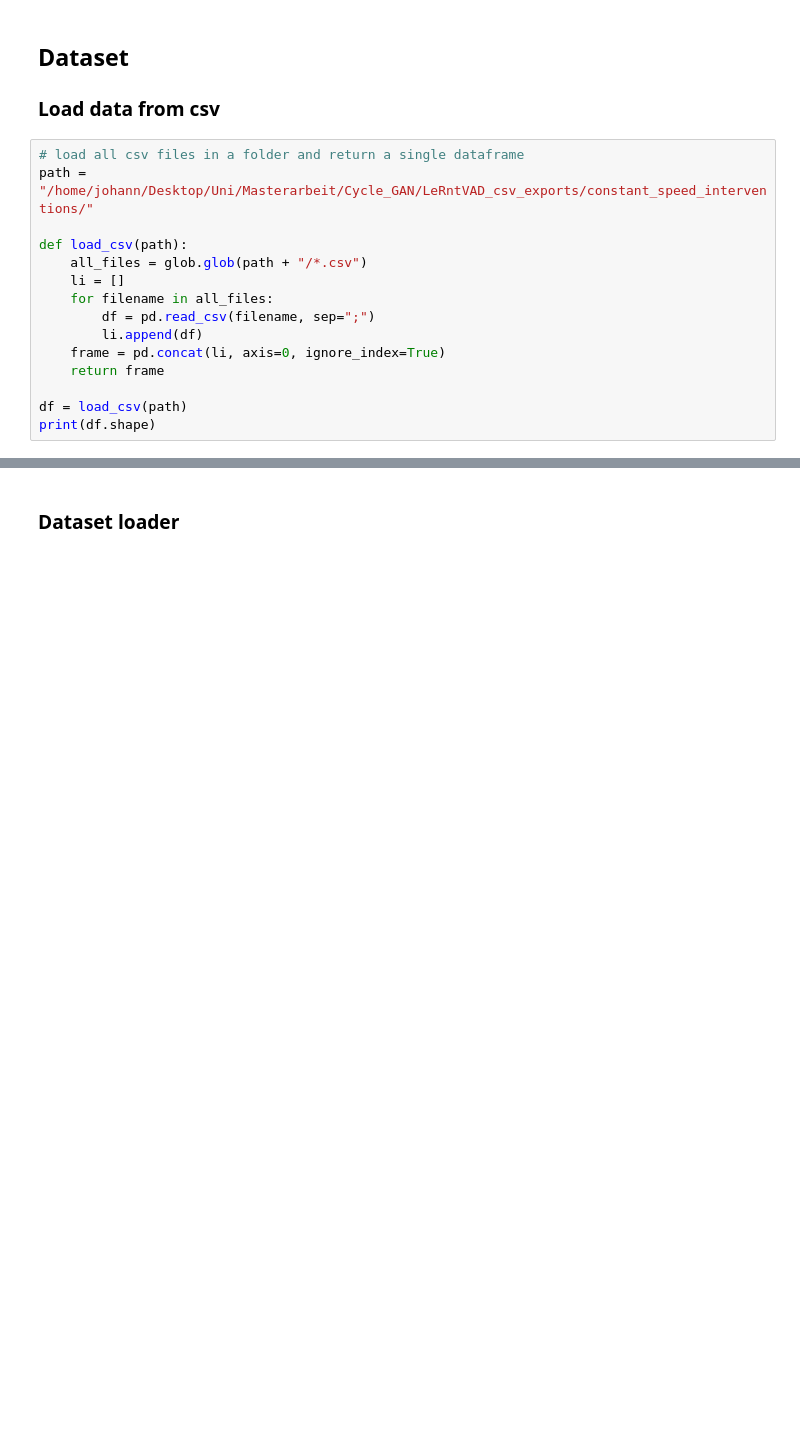
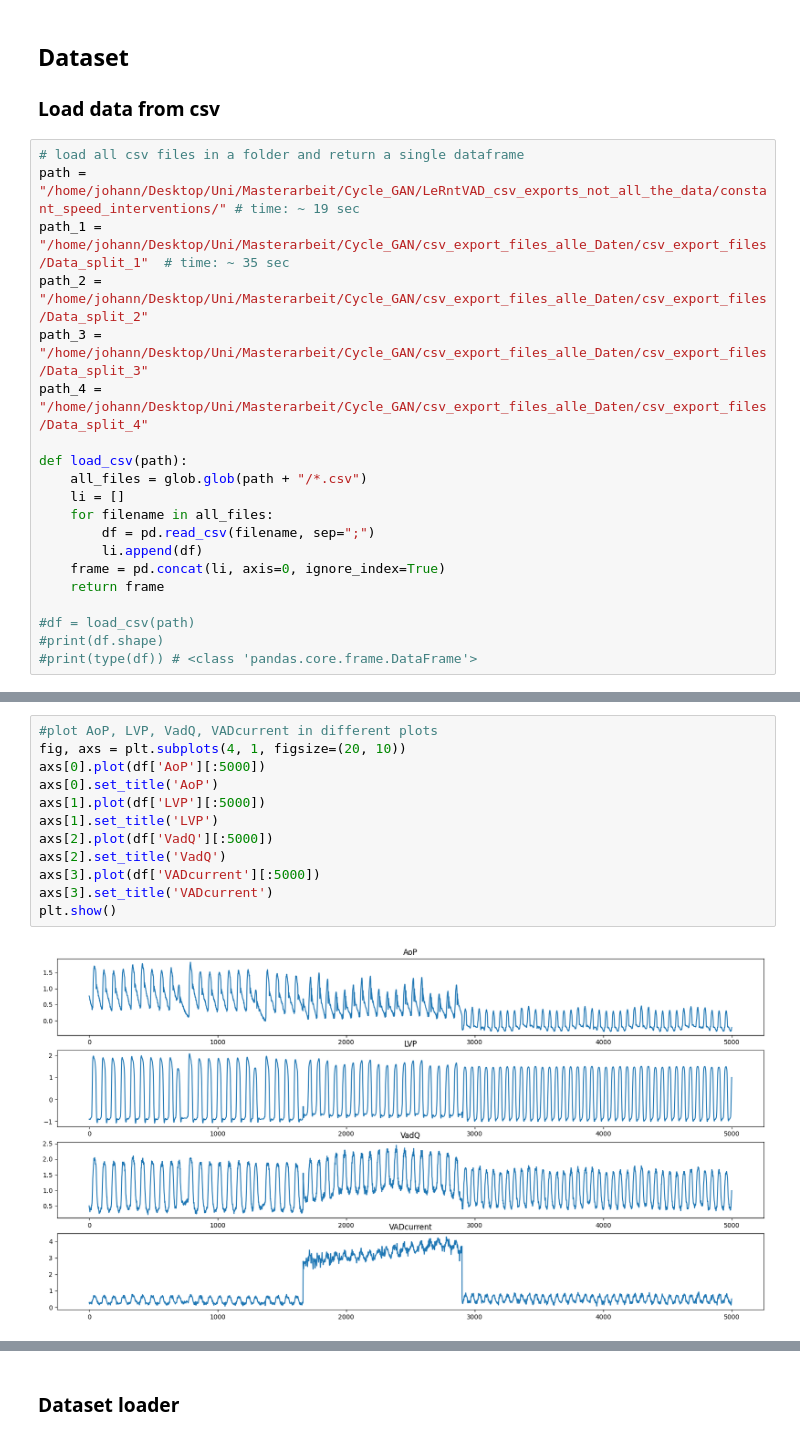
Before and after one commit to Johann4DL/Cycle-Consistent-Prediction-of-Cardiovascular-Signal-Data, a Jupyter notebook: Cycle_GAN.ipynb, the cells around one changed output, grey strips where cells are left out. Drawn from its saved outputs; the diff is of its cells as text; blank space fills up the shorter version.

```diff
--- a/Cycle_GAN.ipynb
+++ b/Cycle_GAN.ipynb
@@ -17,7 +17,11 @@ from sklearn.model_selection import train_test_split
 ### Load data from csv
 # %%
 # load all csv files in a folder and return a single dataframe
-path = "/home/johann/Desktop/Uni/Masterarbeit/Cycle_GAN/LeRntVAD_csv_exports/constant_speed_interventions/"
+path = "/home/johann/Desktop/Uni/Masterarbeit/Cycle_GAN/LeRntVAD_csv_exports_not_all_the_data/constant_speed_interventions/" # time: ~ 19 sec
+path_1 = "/home/johann/Desktop/Uni/Masterarbeit/Cycle_GAN/csv_export_files_alle_Daten/csv_export_files/Data_split_1"  # time: ~ 35 sec
+path_2 = "/home/johann/Desktop/Uni/Masterarbeit/Cycle_GAN/csv_export_files_alle_Daten/csv_export_files/Data_split_2"
+path_3 = "/home/johann/Desktop/Uni/Masterarbeit/Cycle_GAN/csv_export_files_alle_Daten/csv_export_files/Data_split_3"
+path_4 = "/home/johann/Desktop/Uni/Masterarbeit/Cycle_GAN/csv_export_files_alle_Daten/csv_export_files/Data_split_4"
 
 def load_csv(path):
     all_files = glob.glob(path + "/*.csv")
@@ -28,5 +32,6 @@ def load_csv(path):
     frame = pd.concat(li, axis=0, ignore_index=True)
     return frame
 
-df = load_csv(path)
-print(df.shape)
+#df = load_csv(path)
+#print(df.shape)
+#print(type(df)) # <class 'pandas.core.frame.DataFrame'>
@@ -136,0 +223,14 @@ df_test['intervention'] = df_test['intervention'].astype(int)
+# %%
+#plot AoP, LVP, VadQ, VADcurrent in different plots
+fig, axs = plt.subplots(4, 1, figsize=(20, 10))
+axs[0].plot(df['AoP'][:5000])
+axs[0].set_title('AoP')
+axs[1].plot(df['LVP'][:5000])
+axs[1].set_title('LVP')
+axs[2].plot(df['VadQ'][:5000])
+axs[2].set_title('VadQ')
+axs[3].plot(df['VADcurrent'][:5000])
+axs[3].set_title('VADcurrent')
+plt.show()
+# %% [output]
+[figure, added]
```
Also changed, not shown: parts of 32 cells of this notebook, 14 other files.
